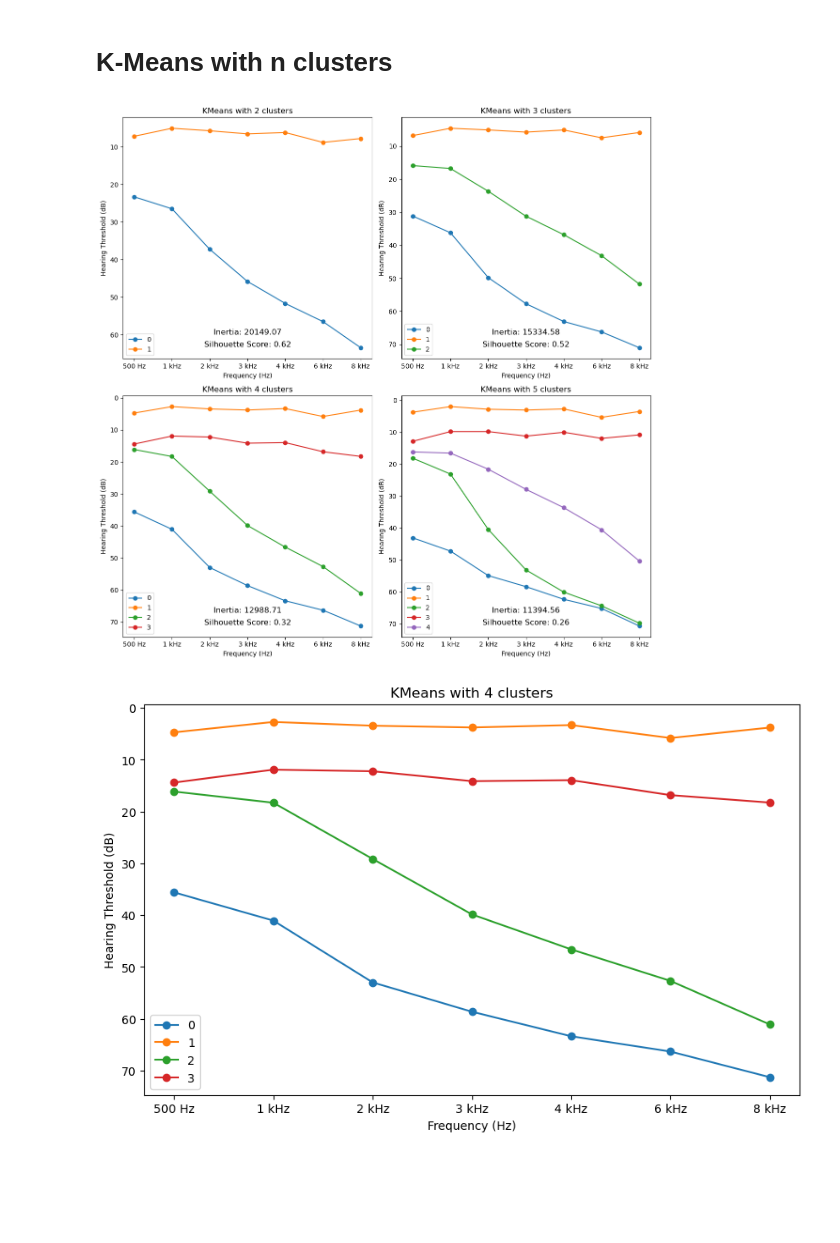
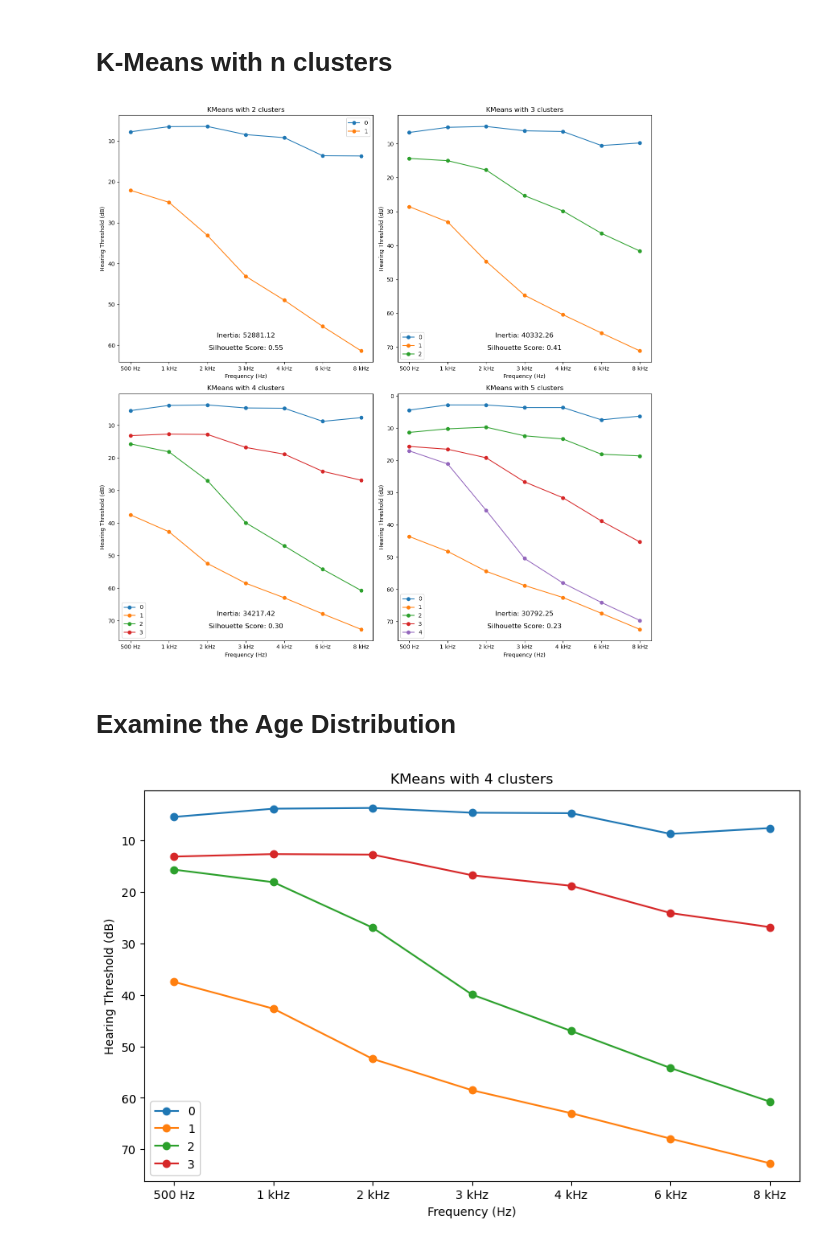
Before and after one commit to BruciiZ/hearing-clustering, a Jupyter notebook: code/K-Means-Long.ipynb, the cells around one changed output. Saved outputs shown, nothing was run; the diff lists cells and outputs as text; code cells hidden in the pictures; blank space fills up the shorter version.

```diff
--- a/code/K-Means-Long.ipynb
+++ b/code/K-Means-Long.ipynb
@@ -10,8 +12,9 @@ import seaborn as sns
 import numpy as np
 # %%
 # Load the data
-file_path = "../data/nhanes_1720_age.csv"
+file_path = "../data/nhanes_1520_age.csv"
 data = pd.read_csv(file_path)
 data.set_index('SEQN', inplace=True)
-data
+print(data.shape)
+data.head()
 # %% [output]
@@ -111,7 +118,7 @@ array([[-0.51844938, -0.78052218, -0.17286441, ..., -0.29390113,
 # %%
 # Fit the K-Means algorithm with n clusters = 2, 3, 4, 5
 
-fig, ax = plt.subplots(2, 2, figsize=(12, 12))
+fig, ax = plt.subplots(2, 2, figsize=(14, 14))
 
 for i in range(2, 6):
     # Initialize the KMeans object
@@ -143,37 +150,39 @@ for i in range(2, 6):
 plt.tight_layout()
 plt.show()
 # %% [output]
-[figure, old version]
+[figure, new version]
+# %% [markdown]
+# Examine the Age Distribution
 # %%
 # Extract labels for 4 clusters
 
 kmeans = KMeans(n_clusters=4, random_state=42, n_init='auto')
 kmeans.fit(scaled_data)
 labels = kmeans.labels_
 
 # Plot 4 clusters
 centroids = scaler.inverse_transform(kmeans.cluster_centers_)
 centroids_df = pd.DataFrame(centroids, columns=ear_data.columns)
 plt.figure(figsize=(10, 6))
 plt.plot(centroids_df.T, marker='o')
 plt.title('KMeans with 4 clusters')
 plt.xlabel('Frequency (Hz)')
 plt.ylabel('Hearing Threshold (dB)')
 plt.gca().invert_yaxis()
 plt.legend(range(4))
 plt.show()
 
 # Add the labels to the cleaned ear data
 
-cleaned_ear_data['Cluster Raw'] = labels
+cleaned_ear_data['Cluster_Raw'] = labels
 
 # Left join the age data from the data DataFrame
 
 age_data = data[['RIDAGEYR']]
 merged_data = cleaned_ear_data.merge(age_data, on='SEQN', how='left')
 
 # Generate a table of age distribution by 4 clusters
-summarized_table = merged_data.groupby('Cluster Raw')['RIDAGEYR'].describe()
+summarized_table = merged_data.groupby('Cluster_Raw')['RIDAGEYR'].describe()
 # %% [output]
-[figure, old version]
+[figure, new version]
 # %%
```
Also changed, not shown: parts of 15 cells of this notebook, 4 other files.
